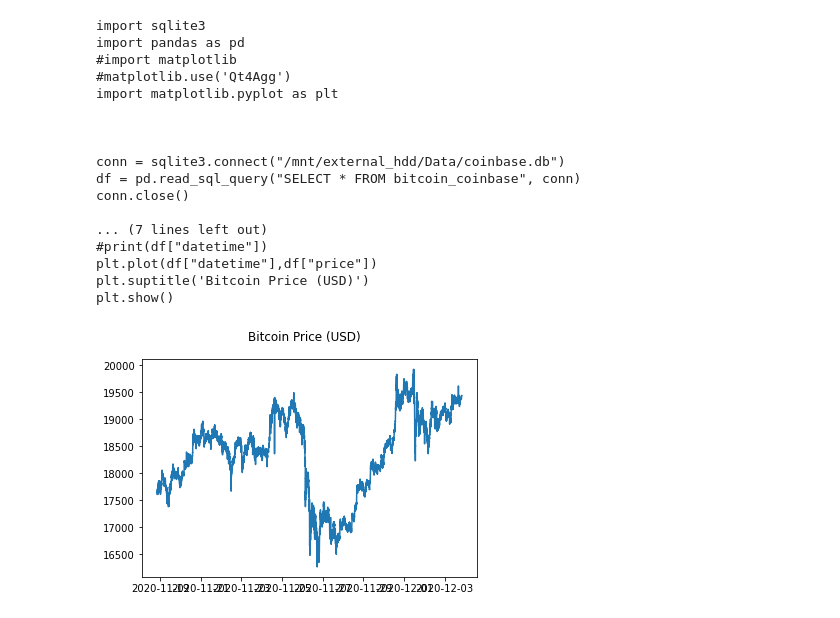
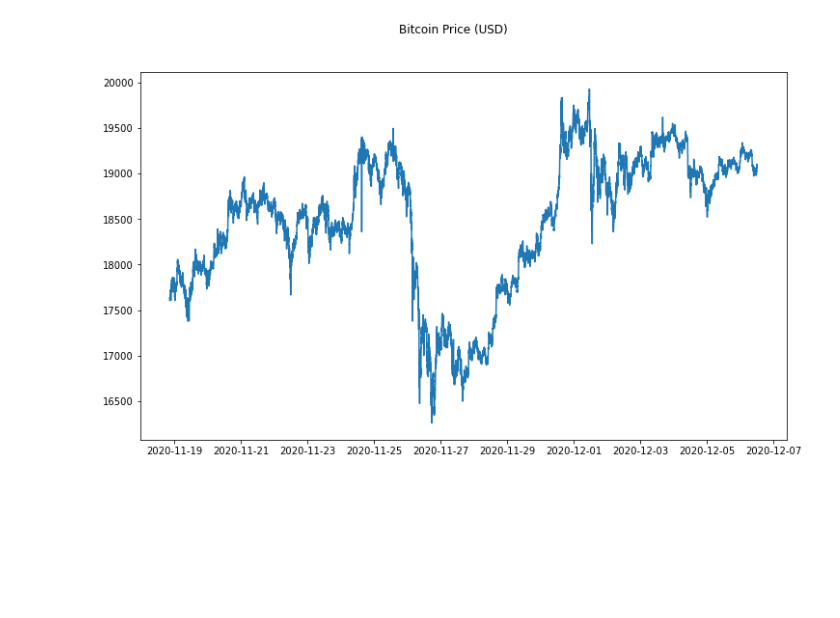
Before and after one commit to Ardranger/bitcoin_code, a Jupyter notebook: Learning_jupyter.ipynb, the cells around one changed output. Saved outputs shown, nothing was run; the diff lists cells and outputs as text; code cells hidden in the pictures; blank space fills up the shorter version.

Commit message:
Cleaned up imports, increased size of plot

```diff
--- a/Learning_jupyter.ipynb
+++ b/Learning_jupyter.ipynb
@@ -19,30 +16,11 @@ import matplotlib.pyplot as plt
-# %%
-cat matlibplot.py
-# %% [output]
-import sqlite3
-import pandas as pd
-#import matplotlib
-#matplotlib.use('Qt4Agg')
-import matplotlib.pyplot as plt
-
-
-
-conn = sqlite3.connect("/mnt/external_hdd/Data/coinbase.db")
-df = pd.read_sql_query("SELECT * FROM bitcoin_coinbase", conn)
-conn.close()
-
-... (7 lines left out)
-#print(df["datetime"])
-plt.plot(df["datetime"],df["price"])
-plt.suptitle('Bitcoin Price (USD)')
-plt.show()
 # %%
 df['datetime'] = pd.to_datetime(df['datetime'], format='%Y-%m-%d %H:%M:%S')
 #print(df["datetime"])
+plt.figure(figsize=(12,7))
 plt.plot(df["datetime"],df["price"])
 plt.suptitle('Bitcoin Price (USD)')
 plt.show()
 # %% [output]
-[figure, old version]
+[figure, new version]
 # %%
 conn = sqlite3.connect("/mnt/external_hdd/Data/coinbase.db")
```
Also changed, not shown: parts of 6 cells of this notebook.
